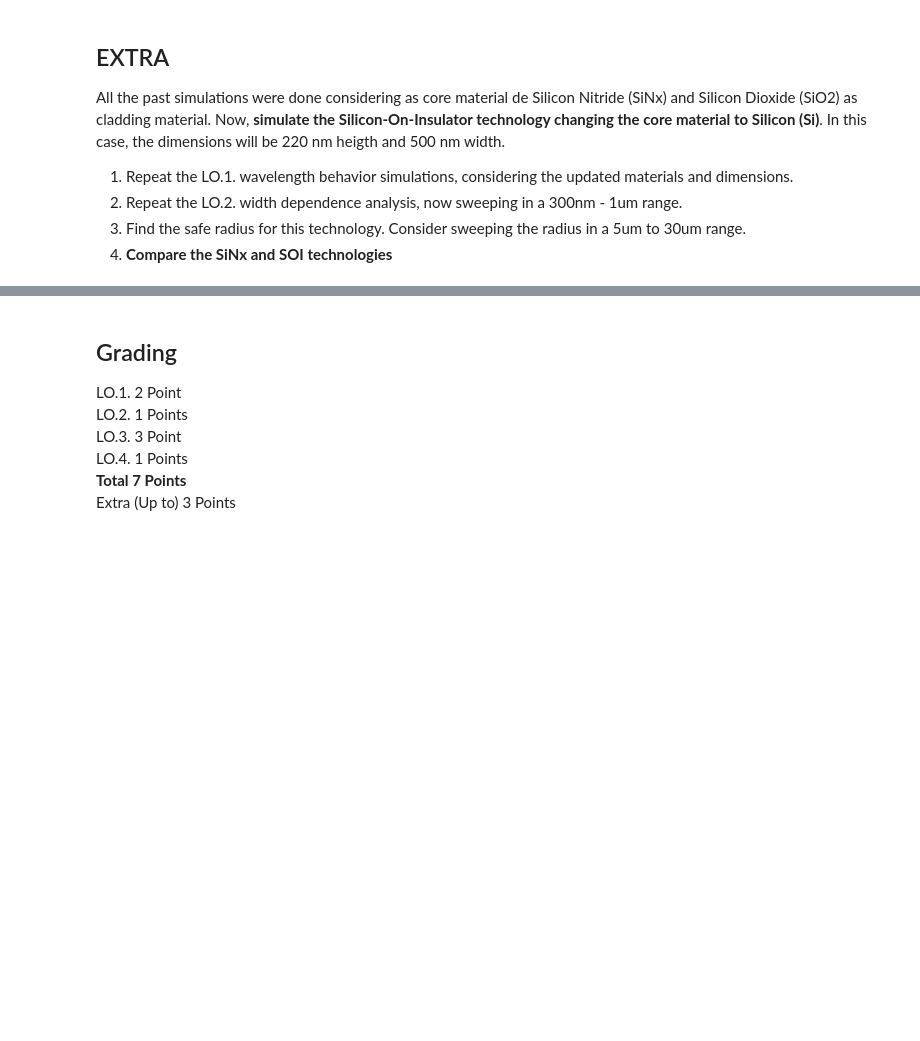
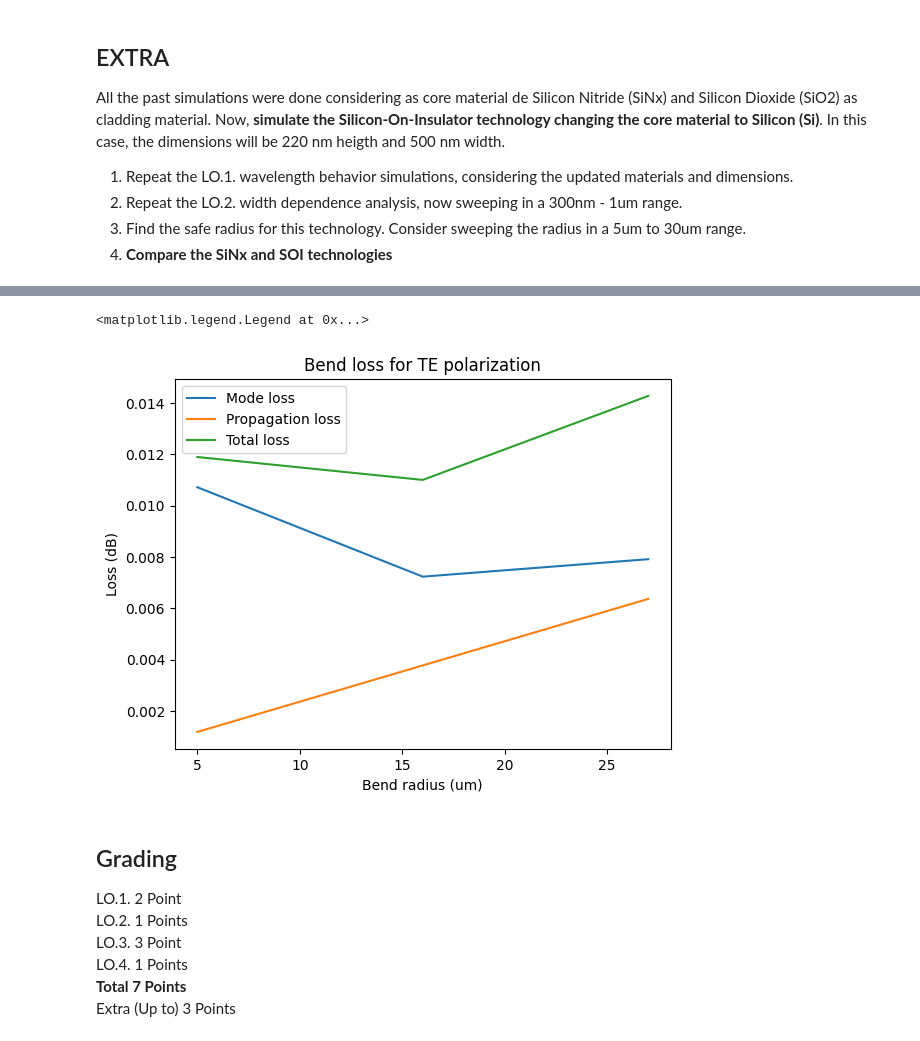
Before and after one commit to davidalcarria/pic-upv-lab1, a Jupyter notebook: WAVEGUIDES_Student.ipynb, the cells around one changed output, grey strips where cells are left out. Saved outputs shown, nothing was run; the diff lists cells and outputs as text; code cells hidden in the pictures; blank space fills up the shorter version.

```diff
--- a/WAVEGUIDES_Student.ipynb
+++ b/WAVEGUIDES_Student.ipynb
@@ -647,4 +701,39 @@ plt.colorbar(orientation='horizontal',fraction=0.04).set_label("TE fraction")
 ... (8 outputs left out)
+# %%
+bend_1550 = gt.modes.Waveguide(
+    wavelength=1550 * nm,
+    core_width=500 * nm,
+    slab_thickness=0.0,
+    core_material='si',
+    clad_material='sio2',
+    core_thickness=220 * nm,
+    num_modes=1,
+    cache_path='.cache/',
+    precision='double',
+    max_grid_scaling=1.4,
+    grid_resolution=20,
+    bend_radius=20, # Bend radius
+)
+
+radii = np.arange(5, 30 ,11)
+
+mismatch = gt.modes.sweep_bend_mismatch(bend_1550, radii)
+
+dB_cm = 1.5  # dB/cm Technology loss -
+length = 0.5 * np.pi * radii * 1e-6
+propagation_loss = dB_cm * length * 1e2
+propagation_loss
+
+plt.title("Bend loss for TE polarization")
+plt.plot(radii, -10 * np.log10(mismatch), label="Mode loss")
+plt.plot(radii, propagation_loss,  label="Propagation loss")
+plt.plot(radii, propagation_loss-10 * np.log10(mismatch), label="Total loss")
+plt.xlabel("Bend radius (um)")
+plt.ylabel("Loss (dB)")
+plt.legend()
+# %% [output]
+<matplotlib.legend.Legend at 0x...>
+[figure, added]
 # %% [markdown]
 ## Grading
 
```
Also changed, not shown: parts of 9 cells of this notebook.
